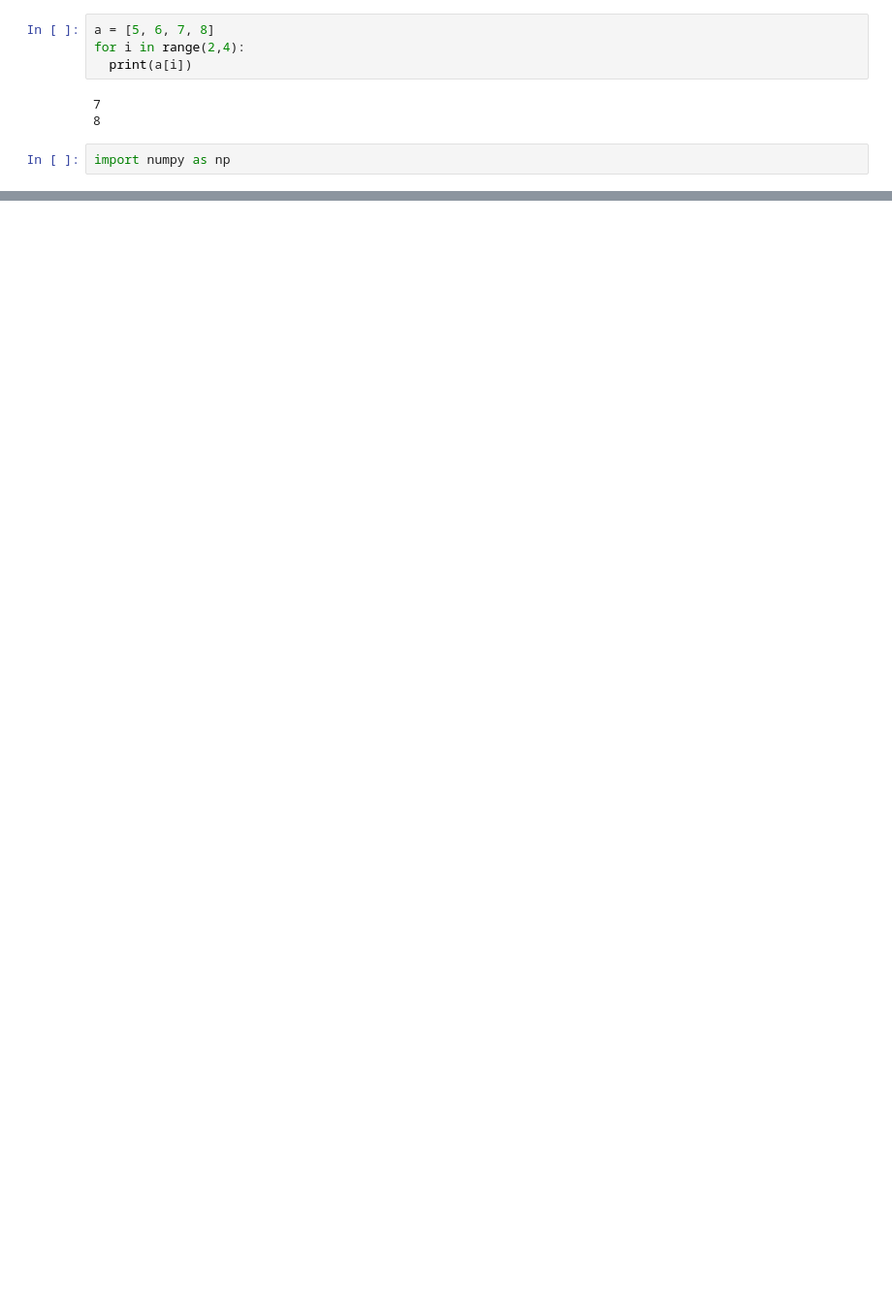
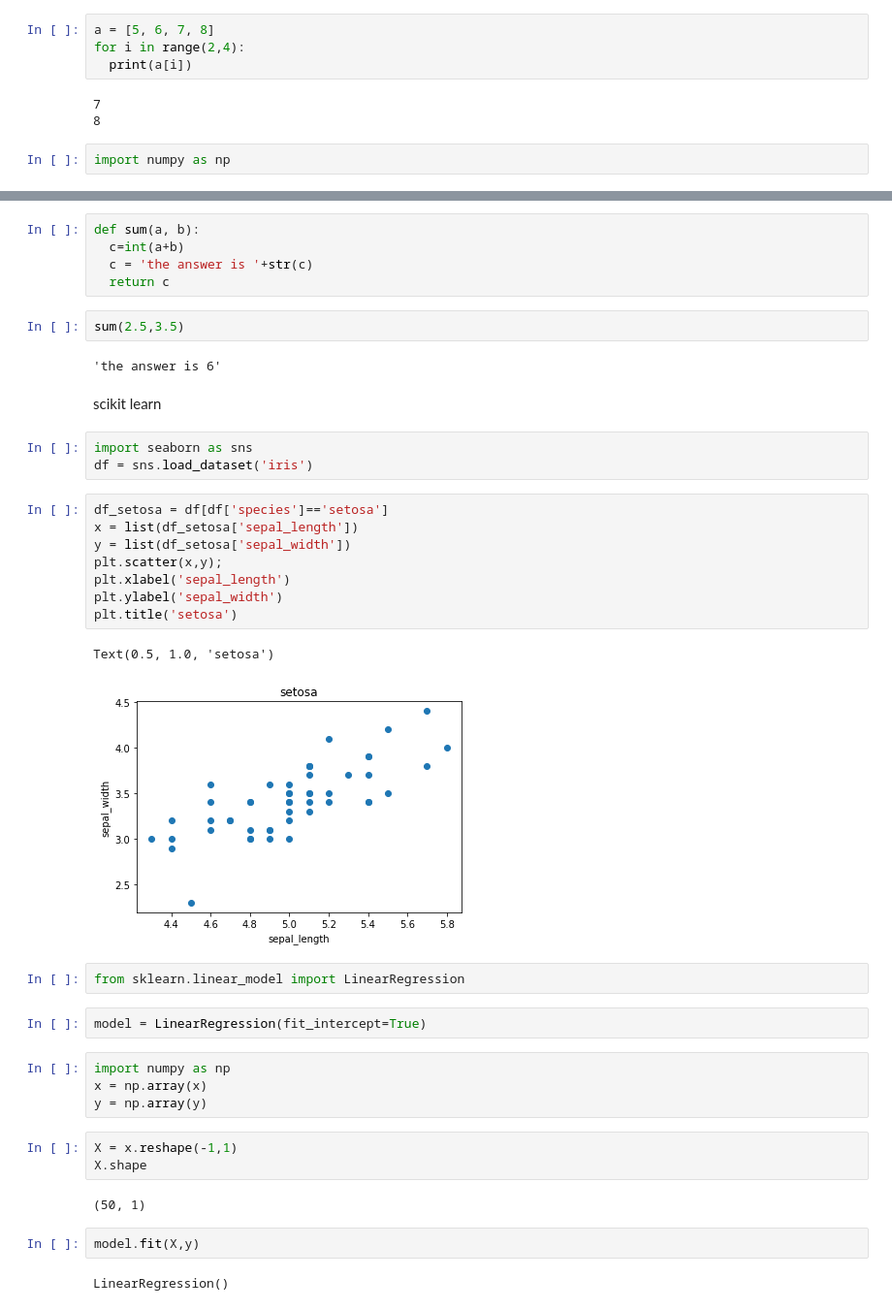
Before and after one commit to Ko4rii/Class2022Spring, a Jupyter notebook: 시험대비.ipynb, the cells around one changed output, grey strips where cells are left out. Shown at 97% size. Drawn from its saved outputs; the diff is of its cells as text; blank space fills up the shorter version.

```diff
--- a/시험대비.ipynb
+++ b/시험대비.ipynb
@@ -38,0 +316,42 @@ AttributeError: ignored
+# %%
+def sum(a, b):
+  c=int(a+b)
+  c = 'the answer is '+str(c)
+  return c
+# %%
+sum(2.5,3.5)
+# %% [output]
+'the answer is 6'
+# %% [markdown]
+scikit learn
+# %%
+import seaborn as sns
+df = sns.load_dataset('iris')
+# %%
+df_setosa = df[df['species']=='setosa']
+x = list(df_setosa['sepal_length'])
+y = list(df_setosa['sepal_width'])
+plt.scatter(x,y);
+plt.xlabel('sepal_length')
+plt.ylabel('sepal_width')
+plt.title('setosa')
+# %% [output]
+Text(0.5, 1.0, 'setosa')
+[figure, added]
+# %%
+from sklearn.linear_model import LinearRegression
+# %%
+model = LinearRegression(fit_intercept=True)
+# %%
+import numpy as np
+x = np.array(x)
+y = np.array(y)
+# %%
+X = x.reshape(-1,1)
+X.shape
+# %% [output]
+(50, 1)
+# %%
+model.fit(X,y)
+# %% [output]
+LinearRegression()
```
Also changed, not shown: parts of 44 cells of this notebook.
